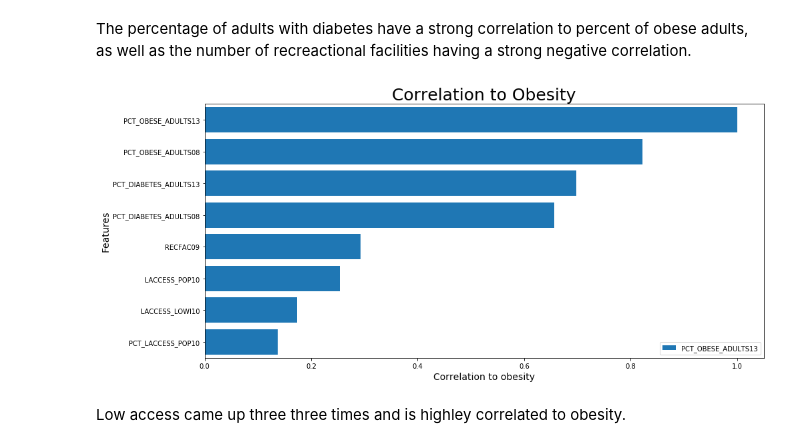
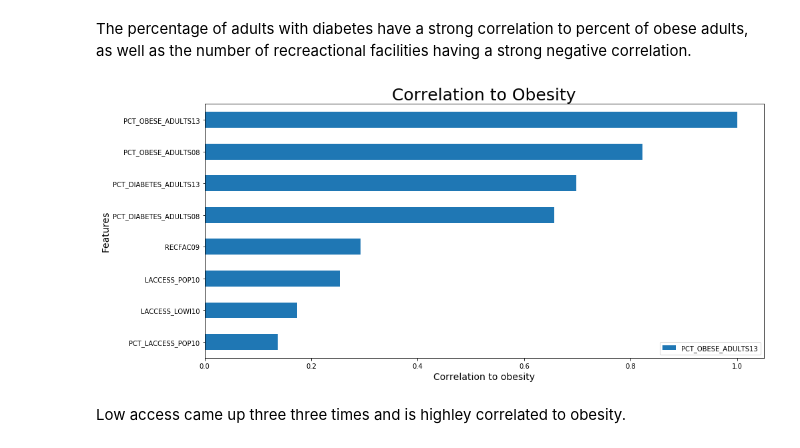
Before and after one commit to Graceallison/Predicting-Obesity-Rates-Based-on-Food-Atlas, a Jupyter notebook: Code/Modelling.ipynb, the cells around one changed output. Saved outputs shown, nothing was run; the diff lists cells and outputs as text; code cells hidden in the pictures.

```diff
--- a/Code/Modelling.ipynb
+++ b/Code/Modelling.ipynb
@@ -177,12 +174,11 @@ The percentage of adults with diabetes have a strong correlation to percent of o
 # %%
 ax = strong_corr.head(15).plot(kind='barh', figsize = (15,7))
 ax.set_ylabel('Features', fontsize = 14)
 ax.invert_yaxis()
 ax.set_xlabel('Correlation to obesity', fontsize = 14)
-plt.title('Correlation to Obesity', fontsize = 25)
-plt.barh(strong_corr.head(15).index, height);
+plt.title('Correlation to Obesity', fontsize = 25);
 # %% [output]
-[figure, old version]
+[figure, new version]
 # %% [markdown]
 Low access came up three three times and is highley correlated to obesity.
 # %%
```
Also changed, not shown: parts of 33 cells of this notebook, 1 other file.
